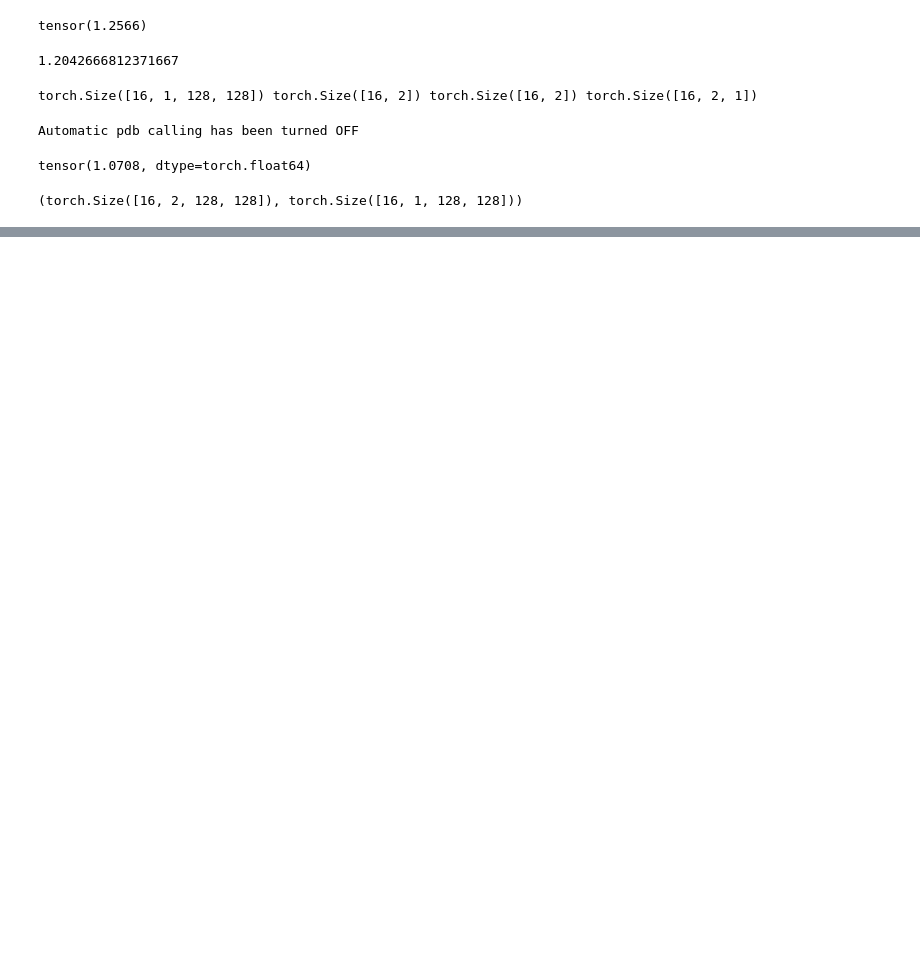
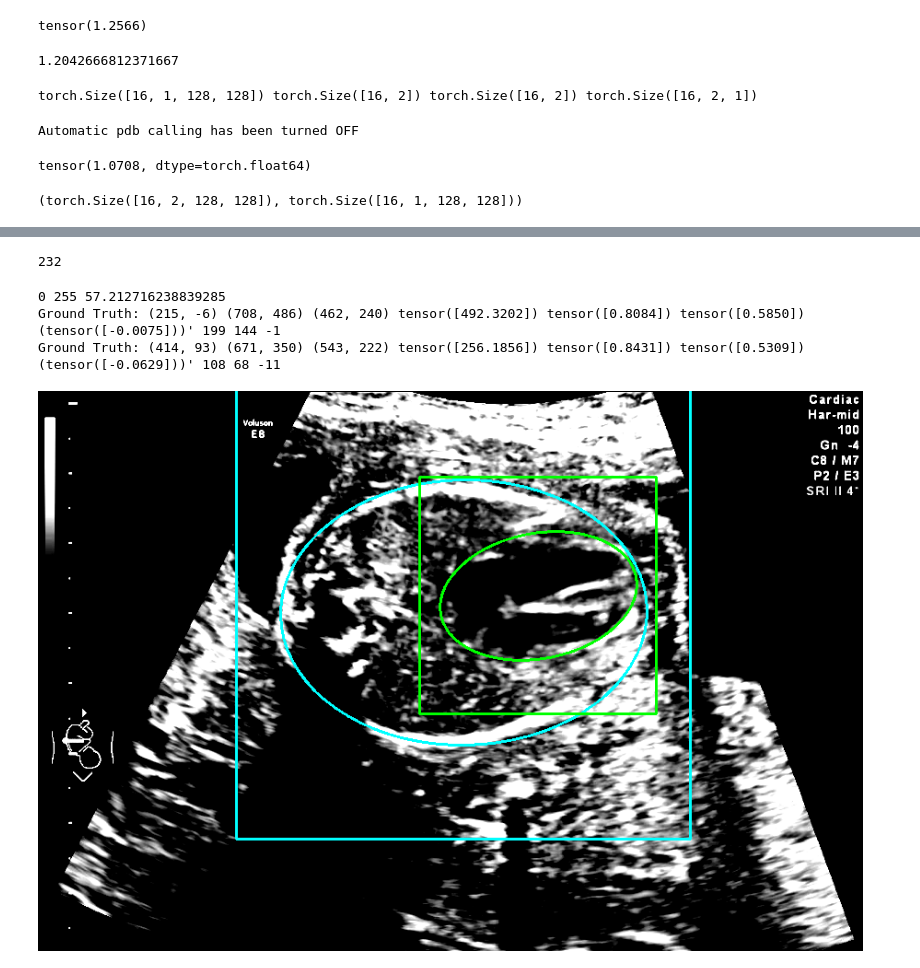
Before and after one commit to taeraemon/EllipseNet, a Jupyter notebook: scripts/debug_loss.ipynb, the cells around one changed output, grey strips where cells are left out. Cells and saved outputs as stored; diff of their text form; code cells hidden in the pictures; blank space fills up the shorter version.

```diff
--- a/scripts/debug_loss.ipynb
+++ b/scripts/debug_loss.ipynb
@@ -141,0 +288,73 @@ class RegL1Loss(nn.Module):
+# %%
+print(len(dataset))
+for iter_id, batch in enumerate(train_loader): # len(batch) = 6
+    break
+# %% [output]
+232
+# %%
+idx = 0
+
+# Load Image
+image = np.transpose(batch['input'][idx], (1, 2, 0)).numpy()
+image = cv2.cvtColor(np.clip(image * 255, 0, 255).astype(np.uint8), cv2.COLOR_RGB2BGR)
+print(image.min(), image.max(), image.mean())
+# plt.imshow(image)
+
+# Inference
+color_maps = [(0, 0, 255), (0, 255, 255), (0, 128, 0), (0, 255, 0)]
+
+l = batch['l'][idx] * 4
+ind = batch['ind'][idx]
+reg = batch['reg'][idx]
+cx = (ind % opt.output_res + reg[:, 0]) * 4
+cy = (ind // opt.output_res + reg[:, 1]) * 4
+hm = batch['hm'][idx]
+ratio_als = batch['ratio_al'][idx]
+ratio_bls = batch['ratio_bl'][idx]
+theta = batch['theta'][idx]
+
+for class_idx in range(2):
+#     class_id = class_idx + 1
+#     pt1 = (int(ret['results'][class_id][0, 0]), int(ret['results'][class_id][0, 1]))
+#     pt2 = (int(ret['results'][class_id][0, 2]), int(ret['results'][class_id][0, 3]))
+#     cx, cy = int(ret['results'][class_id][0, 4]), int(ret['results'][class_id][0, 5])
+#     l = int(ret['results'][class_id][0, 6]) # !attention here!
+#     ratio_al = ret['results'][class_id][0, 7]
+#     ratio_ba = ret['results'][class_id][0, 8]
+#     a = ratio_al * l
+#     b = ratio_ba * a
+#     theta = ret['results'][class_id][0, 9]
+#     angle = theta * 180
+#     print("Predict:     ", pt1, pt2, (cx, cy), l, ratio_al, ratio_ba, "({})'".format(theta), int(a), int(b), int(angle))
+
+    # Annotations
+    cx_gt, cy_gt = int(cx[class_idx]), int(cy[class_idx])
+    a_gt = int(ratio_als[class_idx] * l[class_idx] / 2)
+    b_gt = int(ratio_bls[class_idx] * l[class_idx] / 2)
+    theta_gt = theta[class_idx]
+    l_gt = l[class_idx]
+#     l_gt = 2 * math.sqrt(a_gt ** 2 + b_gt ** 2)
+    pt1 = (int(cx_gt - l_gt / 2), int(cy_gt - l_gt / 2))
+    pt2 = (int(cx_gt + l_gt / 2), int(cy_gt + l_gt / 2))
+    ratio_al, ratio_bl = 2 * a_gt / l_gt, 2 * b_gt / l_gt
+    angle_gt = int(theta_gt * 180)
+    print("Ground Truth:", pt1, pt2, (cx_gt, cy_gt), l_gt, ratio_al, ratio_bl, "({})'".format(theta_gt), int(a_gt), int(b_gt), int(angle_gt))
+#     img = cv2.rectangle(img=image, pt1=pt1, pt2=pt2, color=(125, 0, 0), thickness=1)
+#     img = cv2.ellipse(img, (cx_gt, cy_gt), (int(a_gt), int(b_gt)), angle_gt, 0.0, 360.0, (255, 0, 0), thickness=2)
+    img = cv2.rectangle(img=image, pt1=pt1, pt2=pt2, color=color_maps[class_idx * 2 + 1], thickness=2)
+    img = cv2.ellipse(image, (cx_gt, cy_gt), (int(a_gt), int(b_gt)), angle_gt, 0.0, 360.0, color_maps[class_idx * 2 + 1], thickness=2)
+
+
+#     pt1 = (int(cx - l / 2), int(cy - l / 2))
+#     pt2 = (int(cx + l / 2), int(cy + l / 2))
+#     img = cv2.rectangle(img=image, pt1=pt1, pt2=pt2, color=color_maps[class_idx * 2], thickness=2)
+#     img = cv2.ellipse(img, (cx, cy), (int(a), int(b)), angle, 0.0, 360.0, color_maps[class_idx * 2 + 1], thickness=3)
+
+img = Image.fromarray(image)
+img
+# img.save(os.path.join('../exp/pred', img_path.split('/')[-1]))
+# %% [output]
+0 255 57.212716238839285
+Ground Truth: (215, -6) (708, 486) (462, 240) tensor([492.3202]) tensor([0.8084]) tensor([0.5850]) (tensor([-0.0075]))' 199 144 -1
+Ground Truth: (414, 93) (671, 350) (543, 222) tensor([256.1856]) tensor([0.8431]) tensor([0.5309]) (tensor([-0.0629]))' 108 68 -11
+[figure, added]
```
Also changed, not shown: parts of 22 cells of this notebook, 39 other files.
